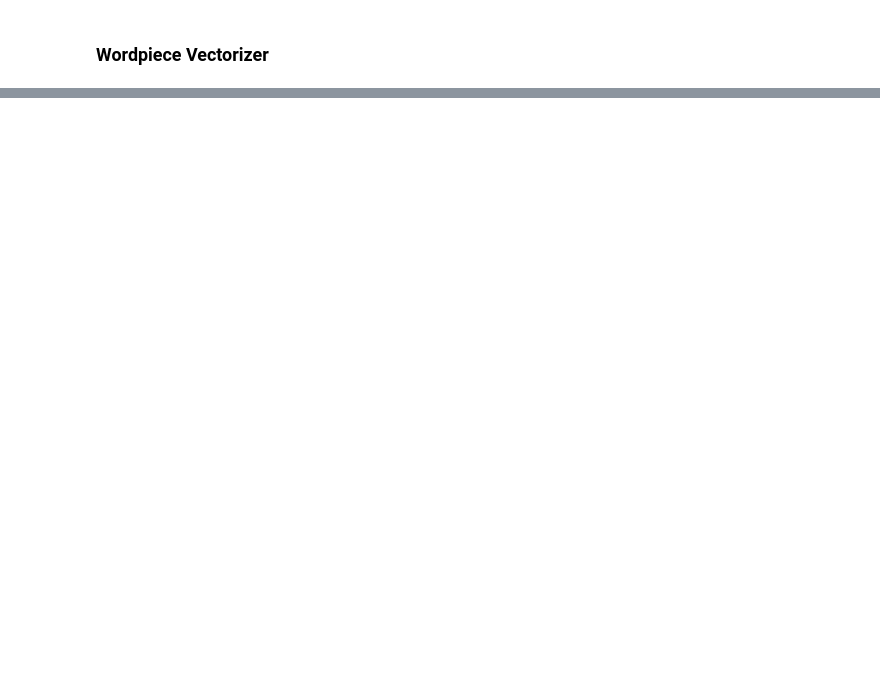
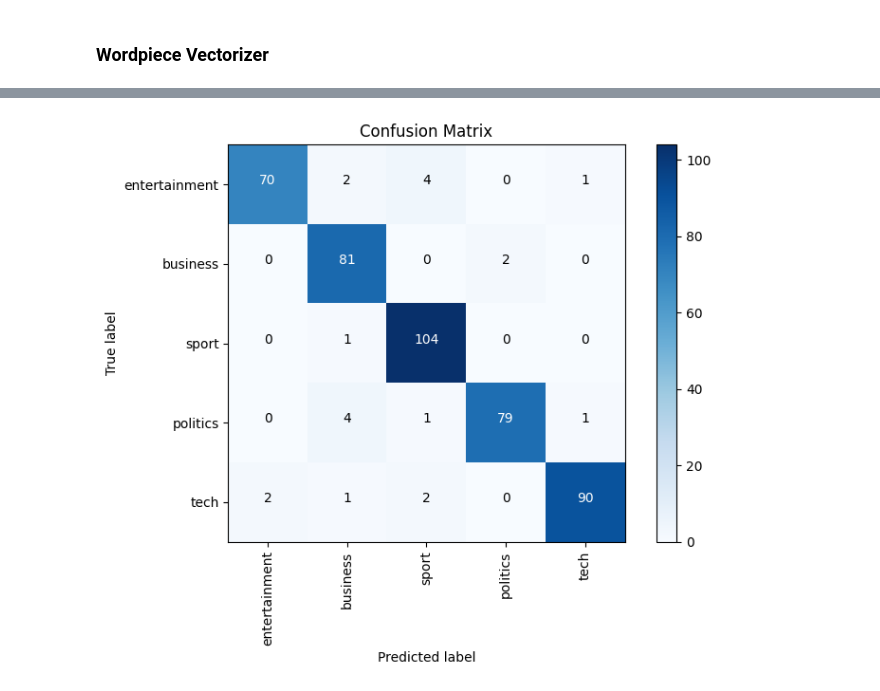
Before and after one commit to mgharshanalakmal/NLP_Classification_BBC, a Jupyter notebook: classification.ipynb, the cells around one changed output, grey strips where cells are left out. Drawn from its saved outputs; the diff is of its cells as text; code cells hidden in the pictures; blank space fills up the shorter version.

```diff
--- a/classification.ipynb
+++ b/classification.ipynb
@@ -191,0 +192,4 @@ weighted avg       0.96      0.96      0.96       445
+# %%
+rf_wordpiece.confusion_matrix_plot()
+# %% [output]
+[figure, added]
```
Also changed, not shown: parts of 7 cells of this notebook, 3 other files.
